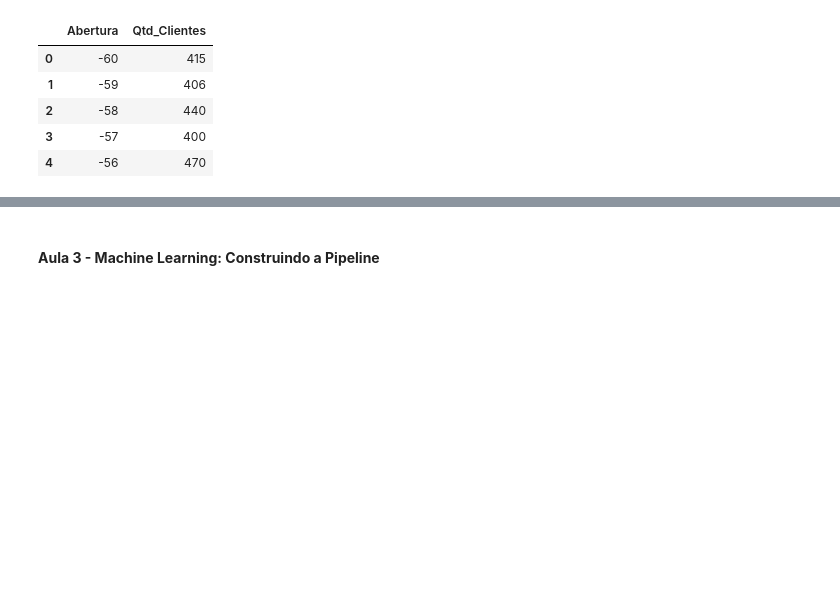
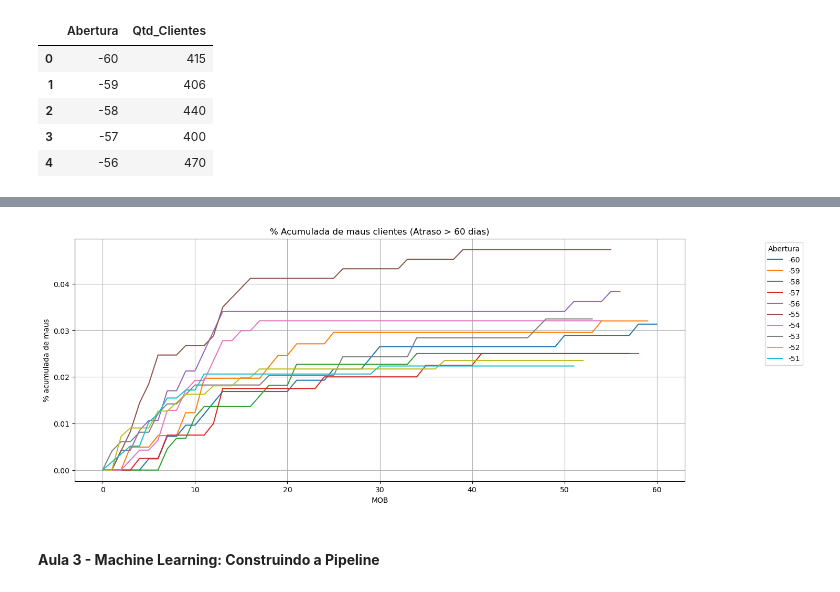
Before and after one commit to RicardViana/fiap-data-viz-and-production-models, a Jupyter notebook: deploy_de_aplicacoes.ipynb, the cells around one changed output, grey strips where cells are left out. Saved outputs shown, nothing was run; the diff lists cells and outputs as text; code cells hidden in the pictures; blank space fills up the shorter version.

Commit message:
Atualizando com grafico

```diff
--- a/deploy_de_aplicacoes.ipynb
+++ b/deploy_de_aplicacoes.ipynb
@@ -708,14 +710,14 @@ df_registros_creditos_ID.head()
 # %%
 # Ver qtd de clientes por abertura --> size considerando os NaN
 
-df_donominador = (
+df_denominador = (
     df_registros_creditos_ID
     .groupby('Abertura', as_index=False)
     .size()
     .rename(columns={'size': 'Qtd_Clientes'})
 )
 
-df_donominador.head()
+df_denominador.head()
 # %% [output]
 |  | Abertura | Qtd_Clientes |
 | 0 | -60 | 415 |
@@ -725,0 +758,25 @@ df_donominador.head()
+# %%
+# Calcular qtd de clientes mau pagador
+
+df_vintage['Qtd_Mau'] = np.nan # Preencher coluna com nan
+
+for j in range(-60,1):
+
+    # Lista vazia para armazenar os IDs
+    ls = []
+
+    for i in range(0,61):
+
+        # Encontrar todos os clientes que tem Mau = 1
+        due = list(df_clientes_aprovados.query('Mau == 1 and MOB == @i and Abertura == @j')['ID_Cliente'])
+
+        # IDs dos clientes encontrados são armazendos na lista ls
+        ls.extend(due)
+
+        # Atribuir os dados na coluna Qtd_Mau
+        df_vintage.loc[(df_vintage['MOB'] == i) & (df_vintage['Abertura'] == j), 'Qtd_Mau'] = len (set(ls))
+
+# Calcular taxa de mau pagador
+df_vintage['Taxa_de_Mau'] = df_vintage['Qtd_Mau'] / df_vintage['Qtd_Clientes']
+
+df_vintage.head()
@@ -725,0 +790,5 @@ df_donominador.head()
+# %%
+# Fazer o pivot
+
+df_vintage_pivot = df_vintage.pivot(index= 'Abertura', columns= 'MOB', values='Taxa_de_Mau')
+df_vintage_pivot.head()
@@ -726,3 +804,15 @@ df_donominador.head()
+# %%
+# Plotar o grafico
+
+lst = [i for i in range(0,61)] # list compression
+
+df_vintage_pivot[lst].T.iloc[:, :10].plot(legend=True, grid=True, title='% Acumulada de maus clientes (Atraso > 60 dias)', figsize=(15,6))
+plt.xlabel('MOB')
+plt.ylabel('% acumulada de maus')
+plt.legend(bbox_to_anchor=(1.2,1), title='Abertura')
+plt.show()
+# %% [output]
+[figure, added]
 # %% [markdown]
 #### **Aula 3 - Machine Learning: Construindo a Pipeline**
 # %% [markdown]
```
Also changed, not shown: parts of 13 cells of this notebook.
